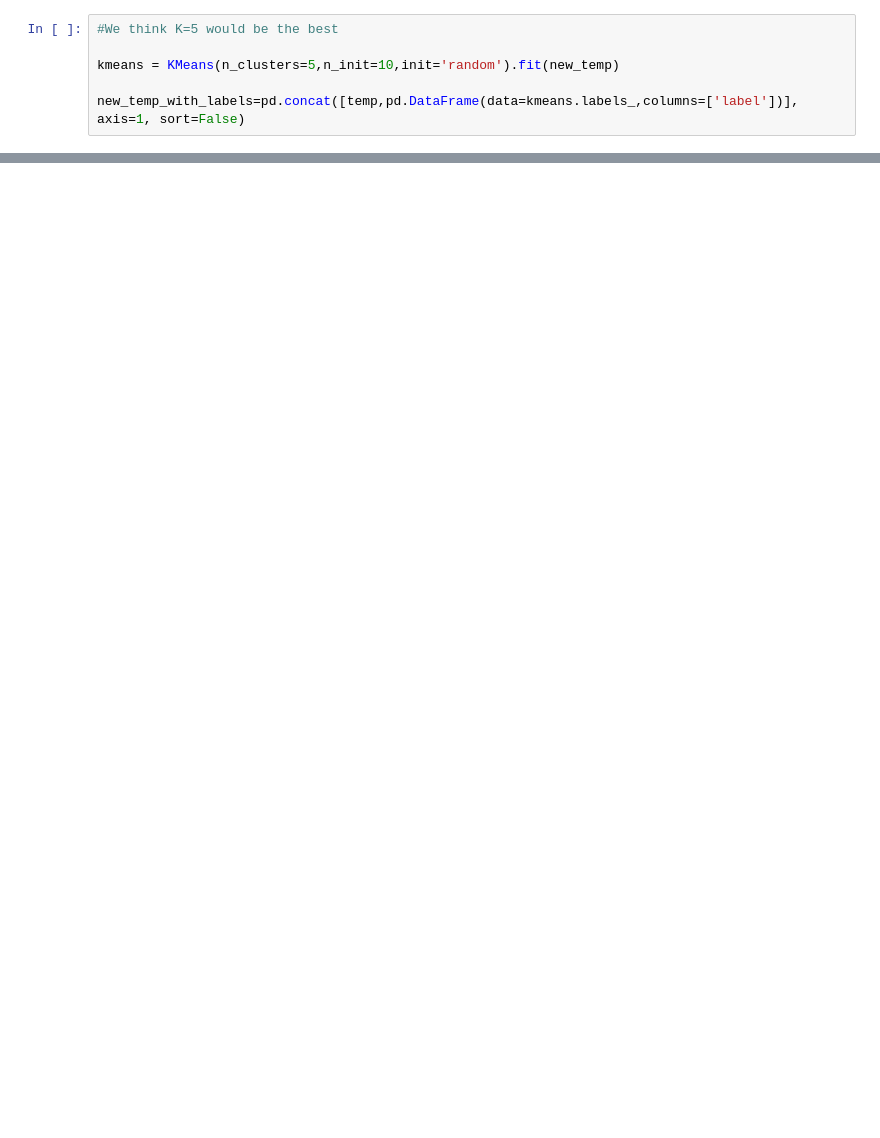
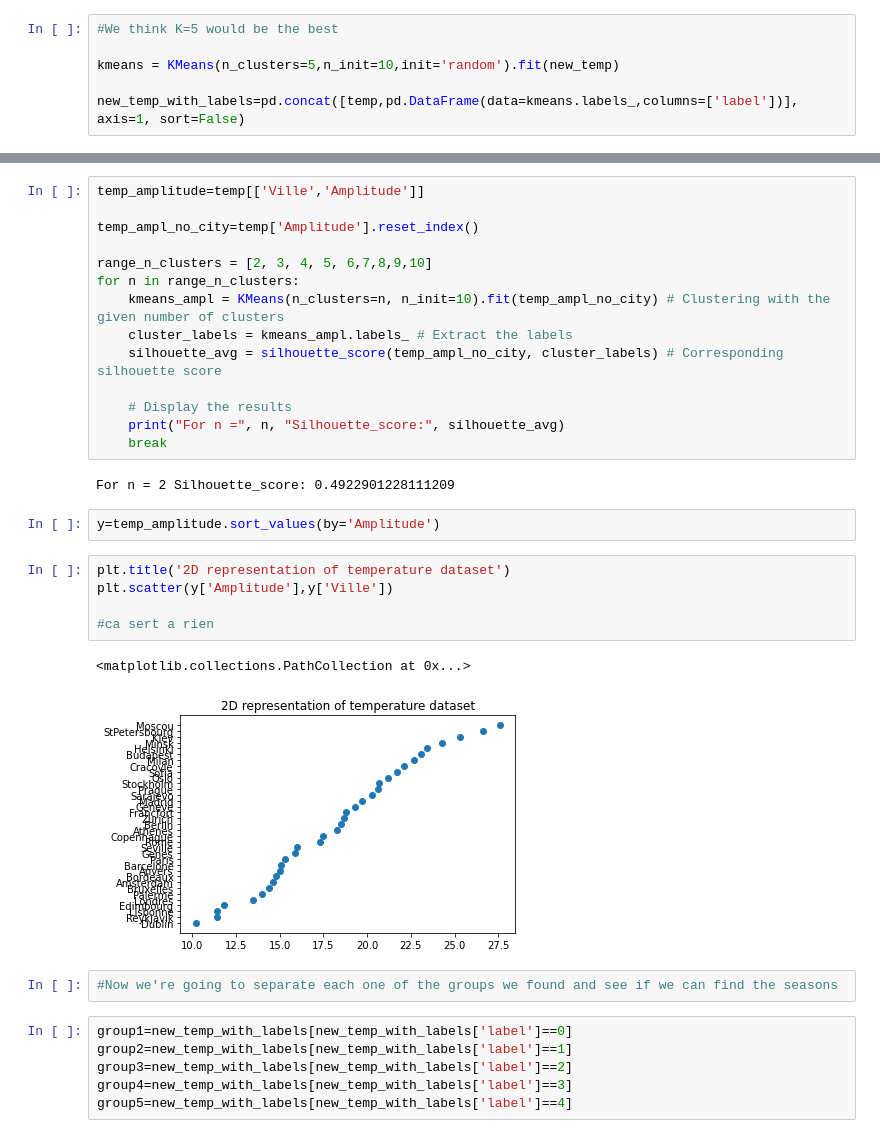
Before and after one commit to Esbrouffes/MLChall1, a Jupyter notebook: Challenge_max.ipynb, the cells around one changed output, grey strips where cells are left out. Saved outputs shown, nothing was run; the diff lists cells and outputs as text; blank space fills up the shorter version.

```diff
--- a/Challenge_max.ipynb
+++ b/Challenge_max.ipynb
@@ -174,0 +155,34 @@ m
+# %%
+temp_amplitude=temp[['Ville','Amplitude']]
+
+temp_ampl_no_city=temp['Amplitude'].reset_index()
+
+range_n_clusters = [2, 3, 4, 5, 6,7,8,9,10]
+for n in range_n_clusters:
+    kmeans_ampl = KMeans(n_clusters=n, n_init=10).fit(temp_ampl_no_city) # Clustering with the given number of clusters
+    cluster_labels = kmeans_ampl.labels_ # Extract the labels
+    silhouette_avg = silhouette_score(temp_ampl_no_city, cluster_labels) # Corresponding silhouette score
+
+    # Display the results
+    print("For n =", n, "Silhouette_score:", silhouette_avg)
+    break
+# %% [output]
+For n = 2 Silhouette_score: 0.4922901228111209
+# %%
+y=temp_amplitude.sort_values(by='Amplitude')
+# %%
+plt.title('2D representation of temperature dataset')
+plt.scatter(y['Amplitude'],y['Ville'])
+
+#ca sert a rien
+# %% [output]
+<matplotlib.collections.PathCollection at 0x...>
+[figure, added]
+# %%
+#Now we're going to separate each one of the groups we found and see if we can find the seasons
+# %%
+group1=new_temp_with_labels[new_temp_with_labels['label']==0]
+group2=new_temp_with_labels[new_temp_with_labels['label']==1]
+group3=new_temp_with_labels[new_temp_with_labels['label']==2]
+group4=new_temp_with_labels[new_temp_with_labels['label']==3]
+group5=new_temp_with_labels[new_temp_with_labels['label']==4]
```
Also changed, not shown: parts of 20 cells of this notebook.
